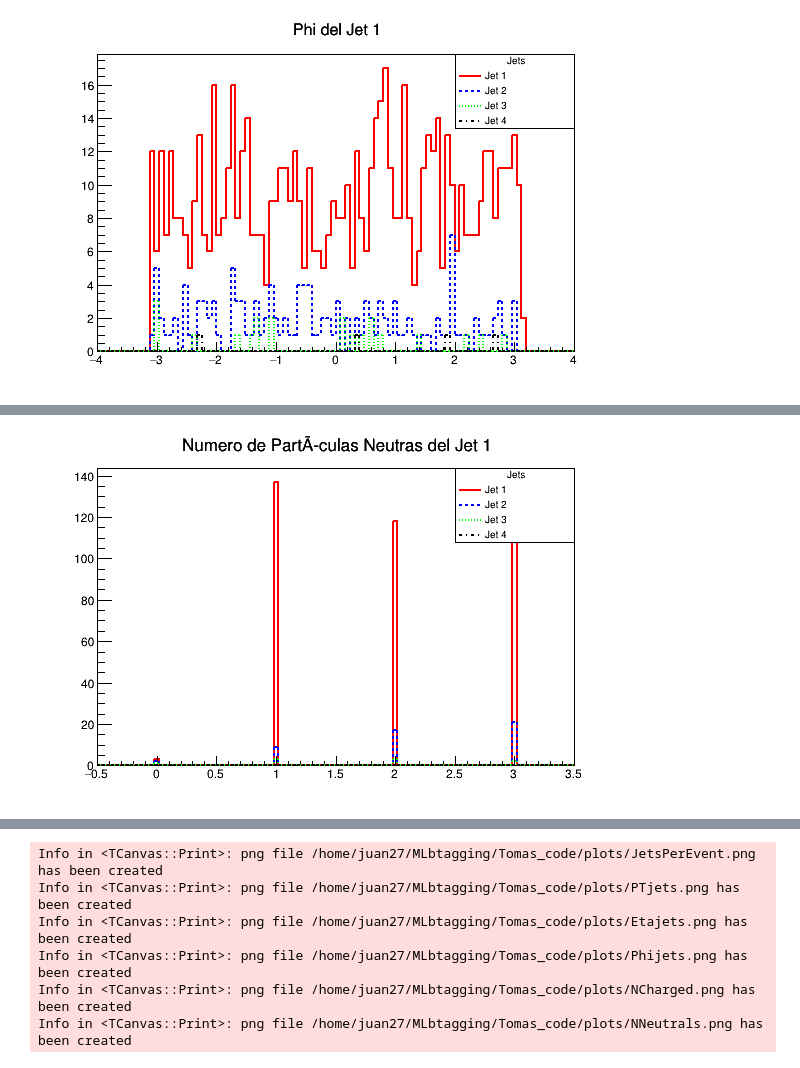
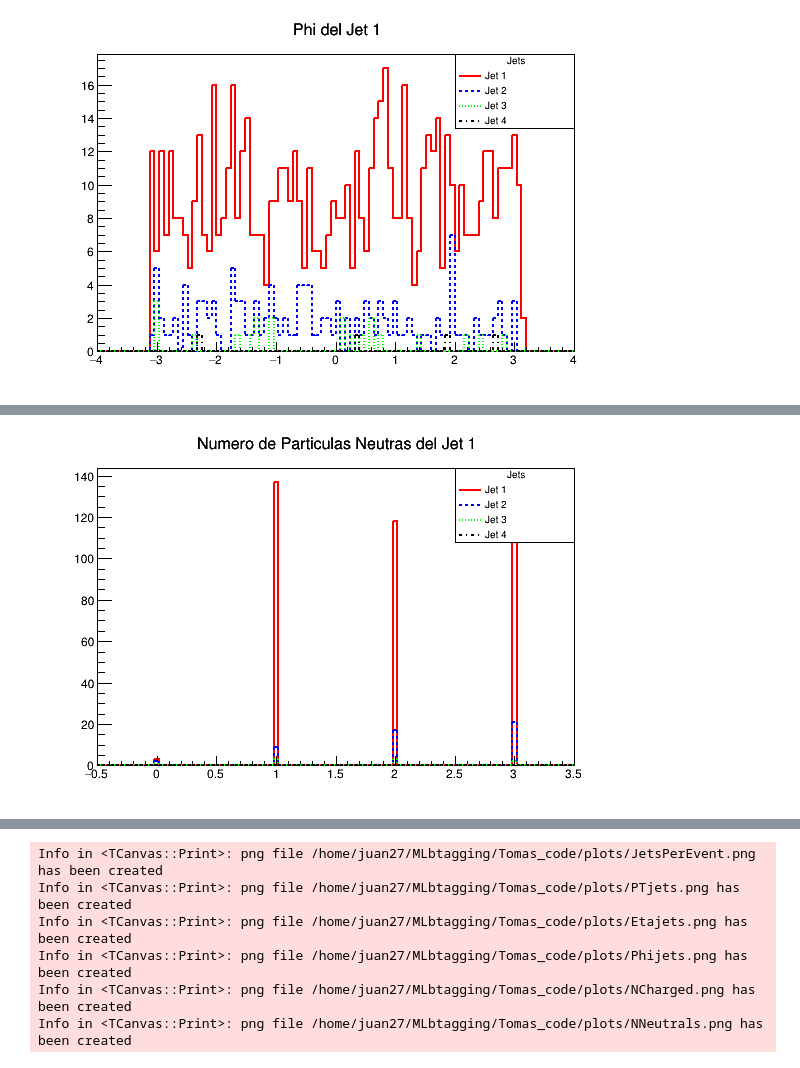
Before and after one commit to tonnysoyyo/MLbtagging, a Jupyter notebook: Juan_c/test.ipynb, the cells around one changed output, grey strips where cells are left out. Saved outputs shown, nothing was run; the diff lists cells and outputs as text; code cells hidden in the pictures.

```diff
--- a/Juan_c/test.ipynb
+++ b/Juan_c/test.ipynb
@@ -114,7 +113,7 @@ hChargedParticles[i]->SetLineWidth(2);
 // Número de neutras neutras por jet
 TH1F *hNeutralsParticles[4];
 for (int i = 0; i < 4; i++) {
-    hNeutralsParticles[i] = new TH1F(Form("hNeutralsParticles%d", i), Form("Numero de Partículas Neutras del Jet %d", i+1), 100, -0.5, 3.5);
+    hNeutralsParticles[i] = new TH1F(Form("hNeutralsParticles%d", i), Form("Numero de Particulas Neutras del Jet %d", i+1), 100, -0.5, 3.5);
 // Asigna un color único a cada histograma
 if(i == 0) hNeutralsParticles[i]->SetLineColor(kRed);
 else if(i == 1) hNeutralsParticles[i]->SetLineColor(kBlue);
@@ -319,15 +357,15 @@ legendNCharged->Draw();
 # %%
-TCanvas *cNNeutrals = new TCanvas("cNNeutrals", "Numero de partículas neutras por jet", 600, 400);
+TCanvas *cNNeutrals = new TCanvas("cNNeutrals", "Numero de particulas neutras por jet", 600, 400);
 gStyle->SetOptStat(0); // Desactiva la caja de estadísticas para todos los histogramas
 hNeutralsParticles[0]->Draw(); // Dibuja el primer histograma
 for (int i = 1; i < 4; i++) {
     hNeutralsParticles[i]->Draw("SAME"); // Superpone los siguientes histogramas
 }
 TLegend *legendNNeutrals = new TLegend(0.7, 0.7, 0.9, 0.9); // Ajusta la posición según sea necesario
 legendNNeutrals->SetHeader("Jets", "C"); // Opcional: título de la leyenda
 for (int i = 0; i < 4; i++) {
     legendNNeutrals->AddEntry(hNeutralsParticles[i], Form("Jet %d", i+1), "l");
 }
 legendNNeutrals->Draw();
 # %% [output]
-[figure, old version]
+[figure, new version]
```
Also changed, not shown: parts of 17 cells of this notebook, 9 other files.
